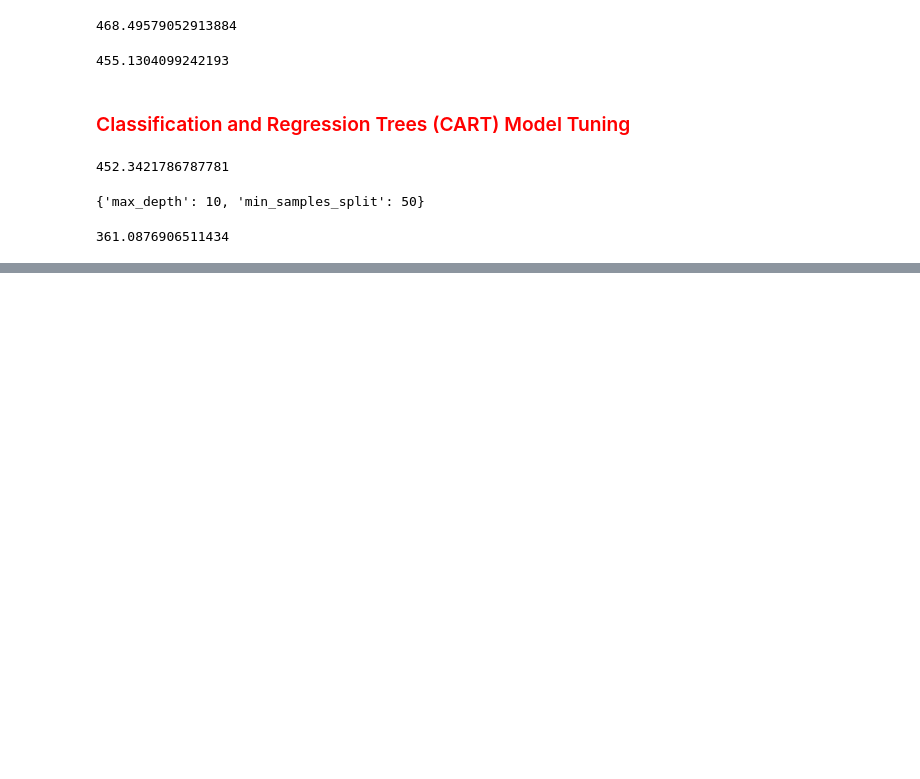
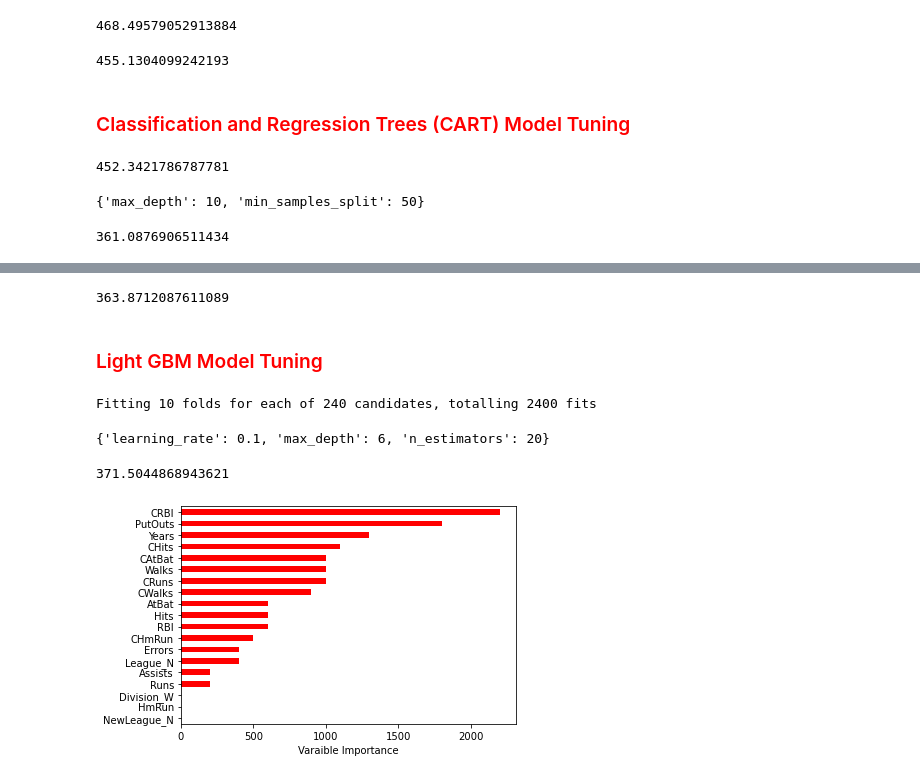
Before and after one commit to alpertknn/Machine-Learning-Notes, a Jupyter notebook: ML102/Machine Learning II.ipynb, the cells around one changed output, grey strips where cells are left out. Cells and saved outputs as stored; diff of their text form; code cells hidden in the pictures; blank space fills up the shorter version.

```diff
--- a/ML102/Machine Learning II.ipynb
+++ b/ML102/Machine Learning II.ipynb
@@ -429,0 +758,44 @@ np.sqrt(mean_squared_error(y_test,predicted)) # RMSE TEST ERROR
+# %%
+df=pd.read_csv("./csv_files/Hitters.csv")
+df.dropna(inplace=True)
+dms=pd.get_dummies(df[["League","Division","NewLeague"]])
+y=df[["Salary"]]
+X_=df.drop(columns=["Salary","League","Division","NewLeague"],axis=1).astype("float64")
+X=pd.concat([X_,dms[["League_N","Division_W","NewLeague_N"]]],axis=1)
+X_train, X_test, y_train, y_test= train_test_split(X,y,test_size=0.25,random_state=42)
+# %%
+lgbm_model=LGBMRegressor().fit(X_train,y_train)
+predicted=lgbm_model.predict(X_test)
+np.sqrt(mean_squared_error(y_test,predicted))
+# %% [output]
+363.8712087611089
+# %% [markdown]
+### <font color="red">Light GBM Model Tuning</font>
+# %%
+# learning_rate, n_estimators, max_depth, colsample_bytree
+
+lgbm_params={"learning_rate":[0.01,0.1,0.5,1],
+             "n_estimators":[20,40,100,200,500,1000],
+             "max_depth":[1,2,3,4,5,6,7,8,9,10],
+            }
+lgbm_cv_model=GridSearchCV(lgbm_model,param_grid=lgbm_params,cv=10,n_jobs=-1,verbose=2).fit(X_train,y_train)
+lgbm_cv_model.best_params_
+# %% [output]
+Fitting 10 folds for each of 240 candidates, totalling 2400 fits
+{'learning_rate': 0.1, 'max_depth': 6, 'n_estimators': 20}
+# %%
+# final model
+final_model=LGBMRegressor(learning_rate=0.1,max_depth=6,n_estimators=20).fit(X_train,y_train)
+predicted=final_model.predict(X_test)
+np.sqrt(mean_squared_error(y_test,predicted))
+# %% [output]
+371.5044868943621
+# %%
+importance = pd.DataFrame({"importance":final_model.feature_importances_*100},index=X_train.columns)
+
+importance.sort_values(by="importance",ascending=True).plot(kind="barh",color="r")
+
+plt.xlabel("Varaible Importance")
+plt.gca().legend_=None
+# %% [output]
+[figure, added]
```
Also changed, not shown: parts of 48 cells of this notebook, 16 other files.
